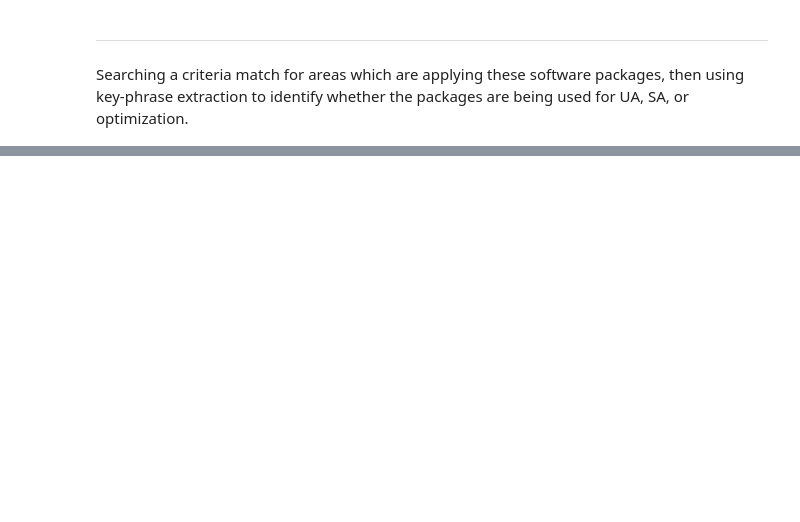
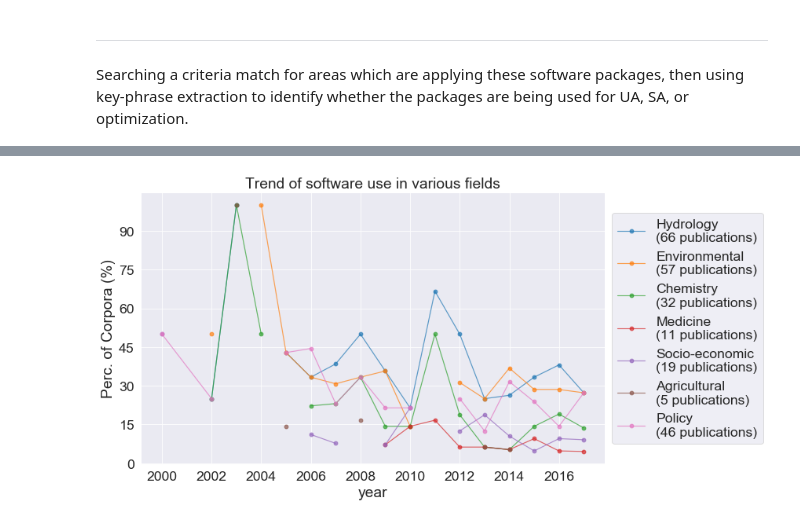
Before and after one commit to frog7/uasa-trends, a Jupyter notebook: notebooks/3e Software packages analysis.ipynb, the cells around one changed output, grey strips where cells are left out. Cells and saved outputs as stored; diff of their text form; code cells hidden in the pictures; blank space fills up the shorter version.

```diff
--- a/notebooks/3e Software packages analysis.ipynb
+++ b/notebooks/3e Software packages analysis.ipynb
@@ -432,2 +448,18 @@ In this study, ARRAMIS (Advanced Risk & Reliability Assessment Model) software p
 
 ====================
+# %%
+all_water.name = 'Hydrology'
+all_enviro.name = 'Environmental'
+all_chem.name = 'Chemistry'
+all_med.name = 'Medicine'
+all_socio_ec.name = 'Socio-economic'
+all_agri.name = 'Agricultural'
+all_policy.name = 'Policy'
+
+wos_plot.plot_topic_trend([all_water, all_enviro, all_chem, all_med, all_socio_ec, all_agri, all_policy],
+
+                          total_rc=software_rc,
+                          title='Trend of software use in various fields',
+                          save_plot_fn='{}/software_all_fields_trend.png'.format(FIG_DIR))
+# %% [output]
+[figure, added]
```
Also changed, not shown: parts of 16 cells of this notebook, 2 other files.
